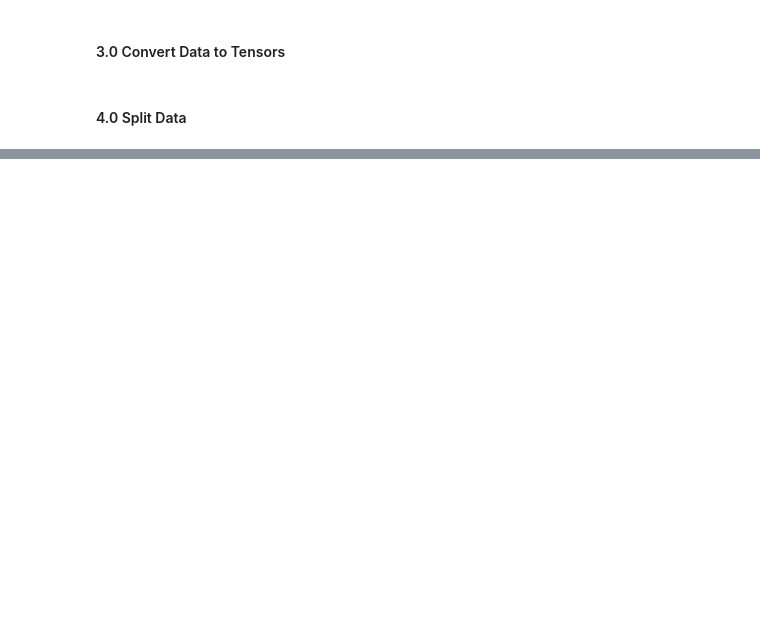
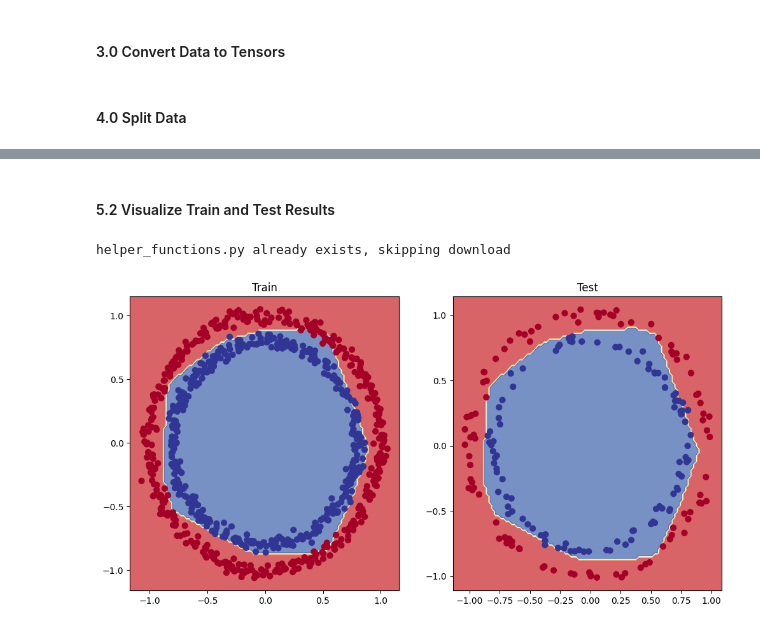
Before and after one commit to jk-junhokim/PyTorch-TensorFlow, a Jupyter notebook: intro_to_pytorch/03_nonlinear_classification.ipynb, the cells around one changed output, grey strips where cells are left out. Cells and saved outputs as stored; diff of their text form; code cells hidden in the pictures; blank space fills up the shorter version.

```diff
--- a/intro_to_pytorch/03_nonlinear_classification.ipynb
+++ b/intro_to_pytorch/03_nonlinear_classification.ipynb
@@ -21,6 +21,9 @@ import requests
 # visualization
 import matplotlib.pyplot as plt
 
+# device
+device = "cpu"
+
 # print(torch.__version__)
 # print(np.__version__)
 # %% [markdown]
@@ -73,0 +153,26 @@ tensor([[ 0.1676,  0.7934],
+# %% [markdown]
+#### 5.2 Visualize Train and Test Results
+# %%
+# download helper functions from github repo
+if Path("helper_functions.py").is_file():
+    print("helper_functions.py already exists, skipping download")
+else:
+    print("Downloading helper_functions.py")
+    # need raw url from github
+    request = requests.get("https://raw.githubusercontent.com/mrdbourke/pytorch-deep-learning/main/helper_functions.py")
+    with open("helper_functions.py", "wb") as f:
+        f.write(request.content)
+
+from helper_functions import plot_predictions, plot_decision_boundary
+
+# plot decision boundary of the model
+plt.figure(figsize=(12, 6))
+plt.subplot(1, 2, 1)
+plt.title("Train")
+plot_decision_boundary(model_1, X_train, y_train)
+plt.subplot(1, 2, 2)
+plt.title("Test")
+plot_decision_boundary(model_1, X_test, y_test)
+# %% [output]
+helper_functions.py already exists, skipping download
+[figure, added]
```
Also changed, not shown: parts of 6 cells of this notebook, 1 other file.
